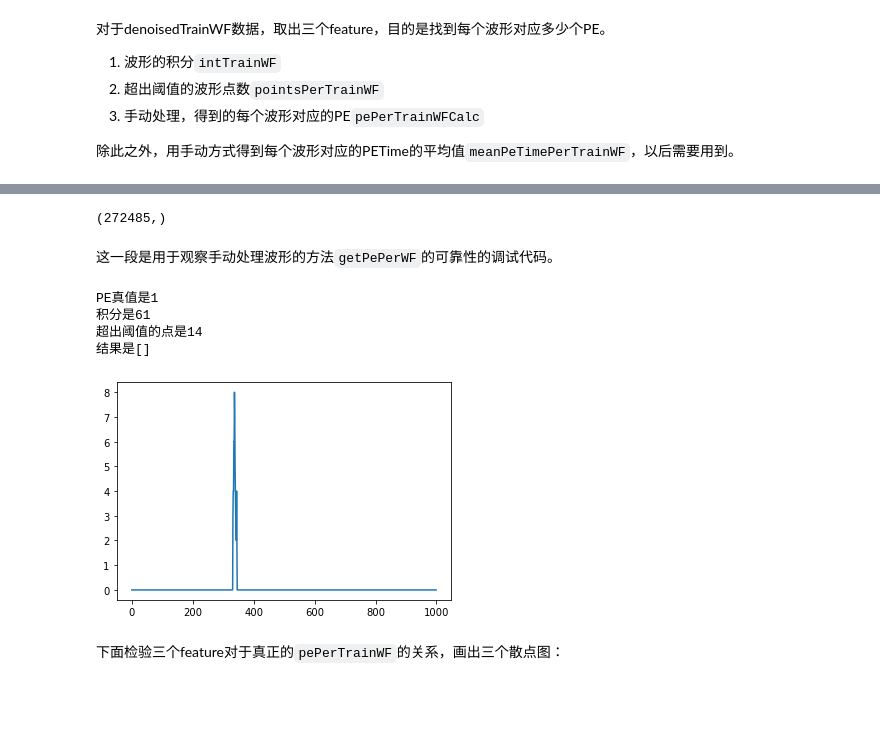
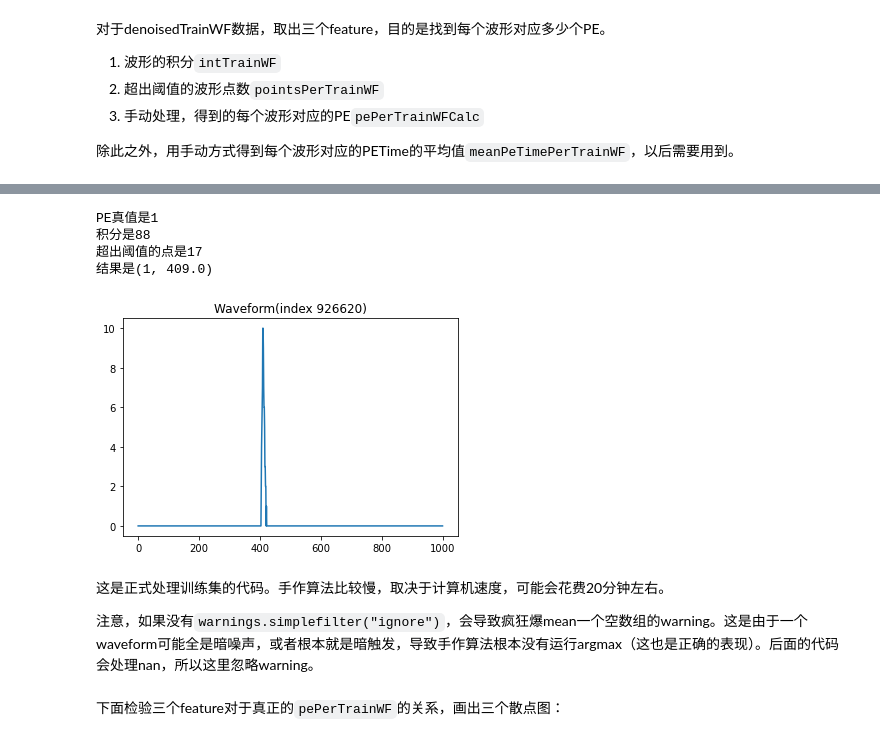
Before and after one commit to haimengzhao/juno-reconstruction, a Jupyter notebook: model.ipynb, the cells around one changed output, grey strips where cells are left out. Drawn from its saved outputs; the diff is of its cells as text; code cells hidden in the pictures; blank space fills up the shorter version.

```diff
--- a/model.ipynb
+++ b/model.ipynb
@@ -47,0 +25,5 @@ Structure of data:
+# %%
+trainPath = "./data/final-2.h5" # 指定训练集位置
+
+# trainPET是PETruth表，trainWF是Waveform表，trainPT是ParticleTruth表
+trainPET, trainWF, trainPT = loadData(trainPath, 'PT')
@@ -87,3 +100,23 @@ pointsPerTrainWF = np.sum(denoisedTrainWF > 0, axis=1)
+# %%
+randIndex = np.random.randint(0, denoisedTrainWF.shape[0]-1) # 随机取一个波形
+res = getPePerWF(denoisedTrainWF[randIndex])
+print(f"PE真值是{pePerTrainWF[randIndex]}")
+print(f"积分是{intTrainWF[randIndex]}")
+print(f"超出阈值的点是{pointsPerTrainWF[randIndex]}")
+print(f"结果是{res}")
+plt.plot(denoisedTrainWF[randIndex])
+plt.title(f"Waveform(index {randIndex})")
+plt.show()
+# %% [output]
+PE真值是1
+积分是88
+超出阈值的点是17
+结果是(1, 409.0)
+[figure, added]
+# %% [markdown]
+这是正式处理训练集的代码。手作算法比较慢，取决于计算机速度，可能会花费20分钟左右。
+
+注意，如果没有`warnings.simplefilter("ignore")`，会导致疯狂爆mean一个空数组的warning。这是由于一个waveform可能全是暗噪声，或者根本就是暗触发，导致手作算法根本没有运行argmax（这也是正确的表现）。后面的代码会处理nan，所以这里忽略warning。
 # %%
 with warnings.catch_warnings():
     warnings.simplefilter("ignore")
@@ -99,39 +132,5 @@ with warnings.catch_warnings():
 
 pePerTrainWFCalc = res[:, 0]
 meanPeTimePerTrainWF = res[:, 1]
-# %%
-print(np.isnan(meanPeTimePerTrainWF).nonzero()[0].shape)
-saveData(pePerTrainWFCalc, meanPeTimePerTrainWF, './train/final_2_wf.h5')
-# %% [output]
-(272485,)
-# %% [markdown]
-这一段是用于观察手动处理波形的方法`getPePerWF`的可靠性的调试代码。
-# %%
-randIndex = np.random.randint(0, denoisedTrainWF.shape[0]-1)
-# randIndex = 4388191 #
-# randIndex = 4880157 #需要初始
-# randIndex = 5886548 #太多了
-# randIndex = 5186074
-# randIndex = 3793364
-# randIndex = 3218203
-# randIndex = 690724
-# randIndex = 3552877
-# randIndex = 1070346
-# randIndex = 157776
-# randIndex = 5673090
-cancelledWF = denoisedTrainWF[randIndex]
-wfArgmax = getPePerWF(cancelledWF, pointsPerTrainWF[randIndex])
-print(f"PE真值是{pePerTrainWF[randIndex]}")
-print(f"积分是{intTrainWF[randIndex]}")
-print(f"超出阈值的点是{pointsPerTrainWF[randIndex]}")
-print(f"结果是{wfArgmax}")
-plt.plot(denoisedTrainWF[randIndex])
-plt.show()
-# %% [output]
-PE真值是1
-积分是61
-超出阈值的点是14
-结果是[]
-[figure, removed]
 # %% [markdown]
 下面检验三个feature对于真正的`pePerTrainWF`的关系，画出三个散点图：
```
Also changed, not shown: parts of 73 cells of this notebook, 11 other files.
